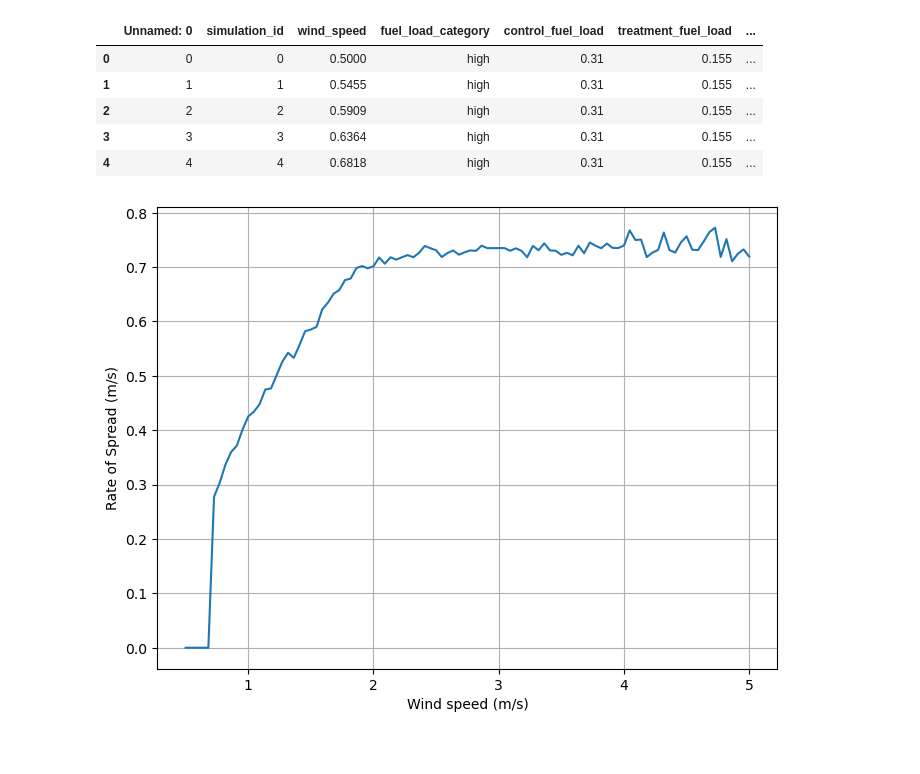
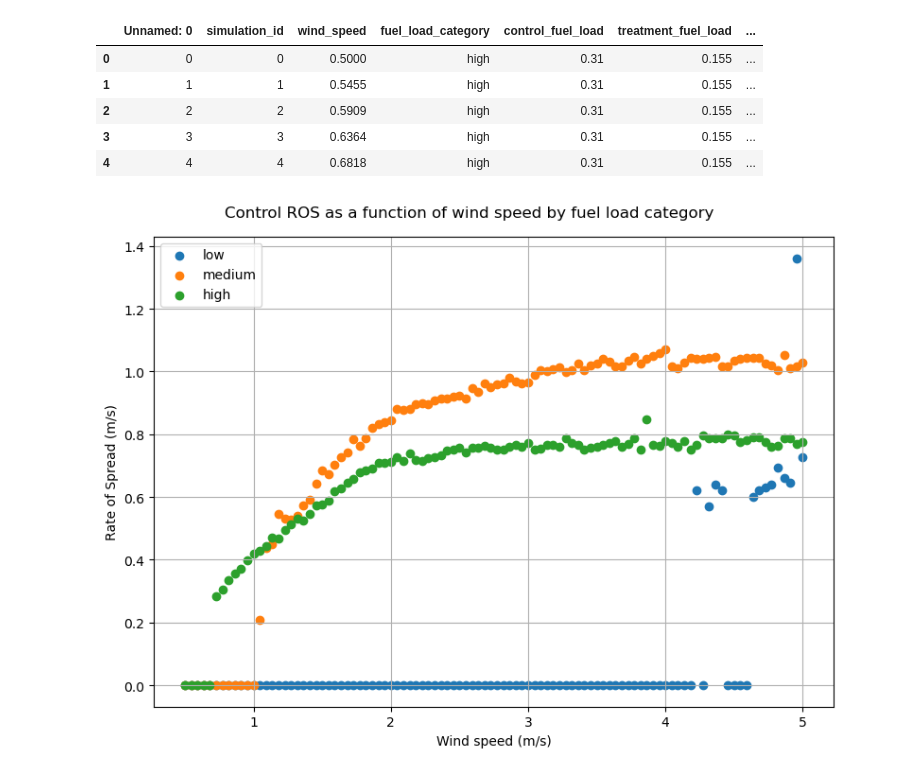
Before and after one commit to amarcozzi/bandy-circles, a Jupyter notebook: experiments/1D-grid-search-coarse/analyze_data.ipynb, the cells around one changed output. Cells and saved outputs as stored; diff of their text form; code cells hidden in the pictures.

Commit message:
Break out outputs by fuel load class

```diff
--- a/experiments/1D-grid-search-coarse/analyze_data.ipynb
+++ b/experiments/1D-grid-search-coarse/analyze_data.ipynb
@@ -19,10 +19,17 @@ outputs_df.head()
 # %%
 # Plot the ros as a function of wind speed
 fig, ax = plt.subplots(figsize=(8, 6))
-ax.plot(outputs_df["wind_speed"], outputs_df["ros"])
+for fuel_load_category in ["low", "medium", "high"]:
+    outputs_fuel_load_df = outputs_df[outputs_df["fuel_load_category"] == fuel_load_category]
+    ax.scatter(outputs_fuel_load_df["wind_speed"][:, :, 3], outputs_fuel_load_df["CONTROL_ROS"], label=fuel_load_category)
+# ax.plot(outputs_df["wind_speed"], outputs_df["ros"])
 ax.set_xlabel("Wind speed (m/s)")
 ax.set_ylabel("Rate of Spread (m/s)")
 ax.grid(True)
+ax.legend()
+fig.suptitle("Control ROS as a function of wind speed by fuel load category")
+plt.tight_layout()
+# plt.savefig(experiment_directory / "control_ros_by_fuel_load_category_100_threshold.png")
 plt.show()
 # %% [output]
-[figure, old version]
+[figure, new version]
```
Also changed, not shown: parts of 1 cell of this notebook.
